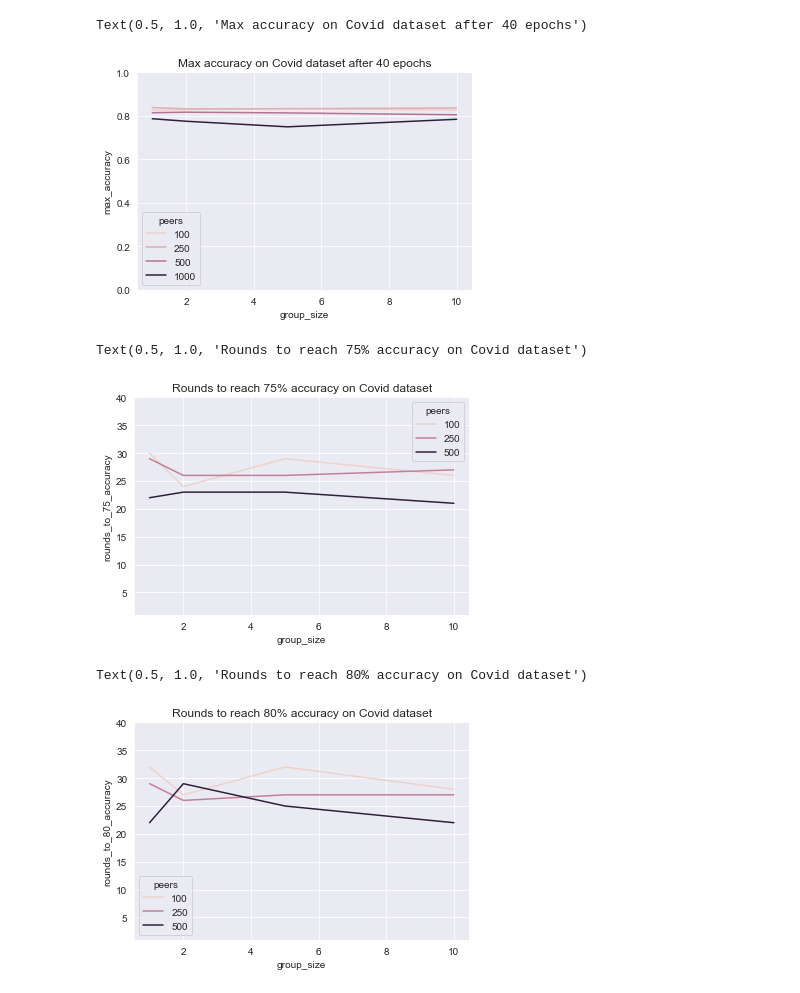
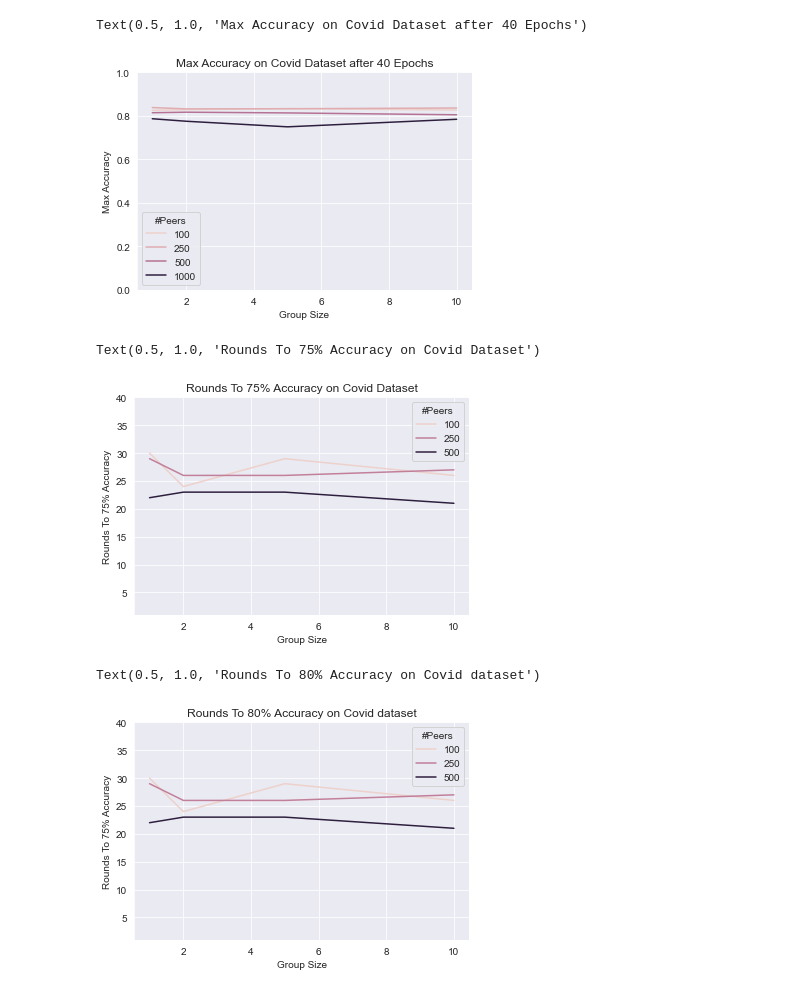
Before and after one commit to AdwaitB/AIC-Project, a Jupyter notebook: plotter.ipynb, the cells around one changed output. Cells and saved outputs as stored; diff of their text form; code cells hidden in the pictures.

Commit message:
Completed plots for the data in the files

```diff
--- a/plotter.ipynb
+++ b/plotter.ipynb
@@ -65,19 +65,19 @@ for i in [50, 100, 250, 350]:
 # %%
 def get_metrics(acc, cutoffs, group_sizes=[1, 2, 5, 10]):
     ret = {}
-    ret['peers'] = []
-    ret['group_size'] = []
-    ret['max_accuracy'] = []
+    ret['#Peers'] = []
+    ret['Group Size'] = []
+    ret['Max Accuracy'] = []
 
     for cutoff in cutoffs:
-        ret[f'rounds_to_{int(cutoff*100)}_accuracy'] = []
+        ret[f'Rounds To {int(cutoff*100)}% Accuracy'] = []
 
     for x in acc:
         for y in acc[x]:
             arr = acc[x][y]
-            ret['peers'].append(x)
-            ret['group_size'].append(group_sizes[y])
-            ret['max_accuracy'].append(max(arr))
+            ret['#Peers'].append(x)
+            ret['Group Size'].append(group_sizes[y])
+            ret['Max Accuracy'].append(max(arr))
 
             for i, cutoff in enumerate(cutoffs):
                 val = None
@@ -85,7 +85,7 @@ def get_metrics(acc, cutoffs, group_sizes=[1, 2, 5, 10]):
                     if val >= cutoff:
                         val = j
                         break
-                ret[f'rounds_to_{int(cutoff*100)}_accuracy'].append(val)
+                ret[f'Rounds To {int(cutoff*100)}% Accuracy'].append(val)
 
     return pd.DataFrame(ret)
 # %%
@@ -110,26 +110,26 @@ df_covid
 | 14 | 1000 | 5 | 0.7495 | 0.6256 | 0.6256 |
 | 15 | 1000 | 10 | 0.7842 | 10.0000 | 0.7393 |
 # %%
-sns.lineplot(data=df_covid, x="group_size", y="max_accuracy", hue="peers")
+sns.lineplot(data=df_covid, x="Group Size", y="Max Accuracy", hue="#Peers")
 plt.ylim(0, 1)
-plt.title("Max accuracy on Covid dataset after 40 epochs")
+plt.title("Max Accuracy on Covid Dataset after 40 Epochs")
 # %% [output]
-Text(0.5, 1.0, 'Max accuracy on Covid dataset after 40 epochs')
+Text(0.5, 1.0, 'Max Accuracy on Covid Dataset after 40 Epochs')
-[figure, old version]
+[figure, new version]
 # %%
-sns.lineplot(data=df_covid[df_covid['peers'] != 1000], x="group_size", y="rounds_to_75_accuracy", hue="peers")
+sns.lineplot(data=df_covid[df_covid['#Peers'] != 1000], x="Group Size", y="Rounds To 75% Accuracy", hue="#Peers")
 plt.ylim(1, 40)
-plt.title("Rounds to reach 75% accuracy on Covid dataset")
+plt.title("Rounds To 75% Accuracy on Covid Dataset")
 # %% [output]
-Text(0.5, 1.0, 'Rounds to reach 75% accuracy on Covid dataset')
+Text(0.5, 1.0, 'Rounds To 75% Accuracy on Covid Dataset')
-[figure, old version]
+[figure, new version]
 # %%
-sns.lineplot(data=df_covid[df_covid['peers'] != 1000], x="group_size", y="rounds_to_80_accuracy", hue="peers")
+sns.lineplot(data=df_covid[df_covid['#Peers'] != 1000], x="Group Size", y="Rounds To 75% Accuracy", hue="#Peers")
 plt.ylim(1, 40)
-plt.title("Rounds to reach 80% accuracy on Covid dataset")
+plt.title("Rounds To 80% Accuracy on Covid dataset")
 # %% [output]
-Text(0.5, 1.0, 'Rounds to reach 80% accuracy on Covid dataset')
+Text(0.5, 1.0, 'Rounds To 80% Accuracy on Covid dataset')
-[figure, old version]
+[figure, new version]
 # %%
 df_fraud = get_metrics(dict_fraud, [0.75, 0.8])
 df_fraud
```
Also changed, not shown: parts of 5 cells of this notebook.
